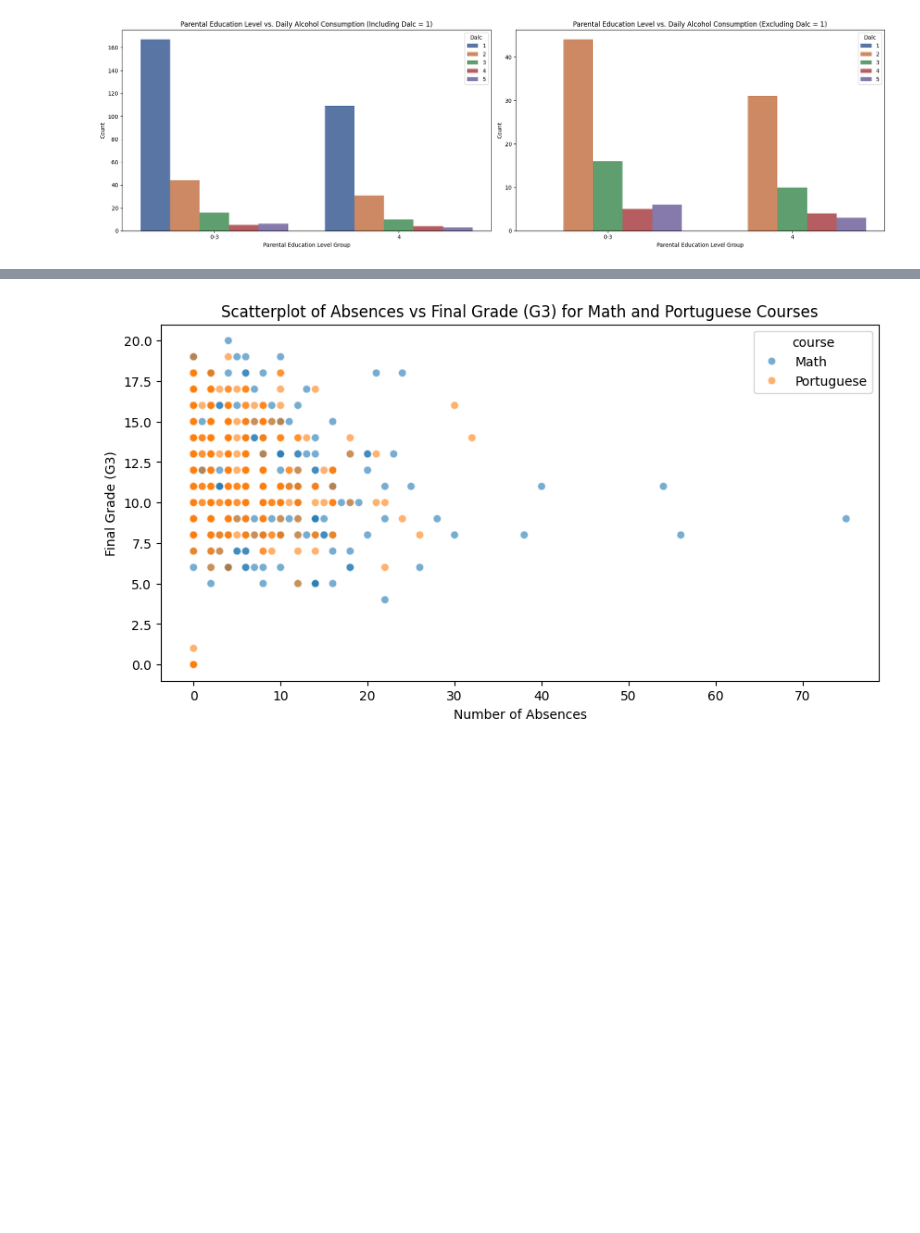
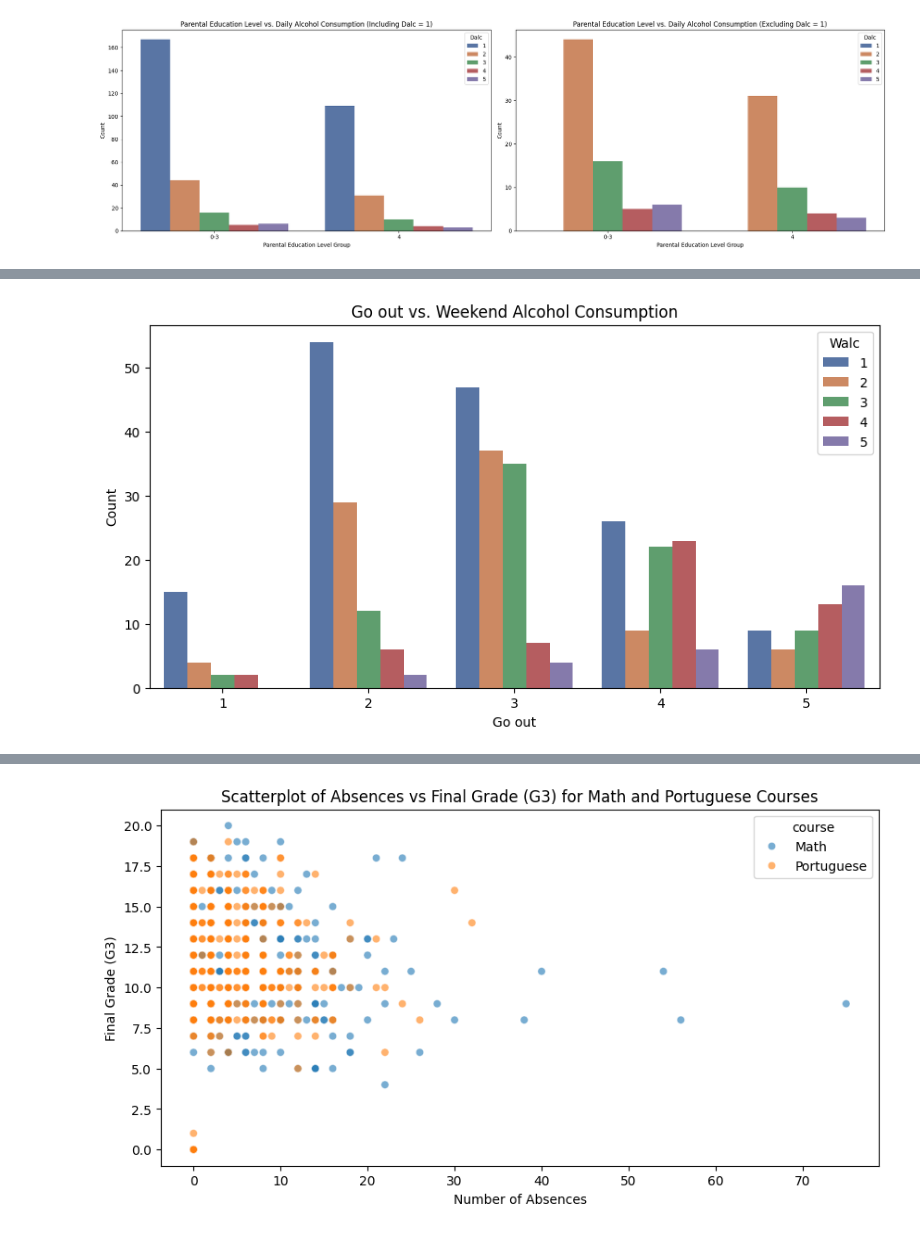
Before and after one commit to royruik/CSI4142_Assignments, a Jupyter notebook: A1_Jupyter_Analysis.ipynb, the cells around one changed output, grey strips where cells are left out. Cells and saved outputs as stored; diff of their text form; code cells hidden in the pictures; blank space fills up the shorter version.

```diff
--- a/A1_Jupyter_Analysis.ipynb
+++ b/A1_Jupyter_Analysis.ipynb
@@ -435 +489,31 @@ plt.show()
+# %%
+# Define the order for the x-axis
+x_order = sorted(student_mat["goout"].unique())  # Unique levels of goout
+
+# Create a custom color palette
+hue_order = sorted(student_mat["Walc"].unique())  # Unique levels of Walc
+custom_palette = sns.color_palette("deep", len(hue_order))
+
+# Create figure
+plt.figure(figsize=(10, 5))
+
+# Plot countplot for Goout vs. Weekend Alcohol Consumption
+sns.countplot(
+    x="goout",
+    data=student_mat,
+    hue="Walc",  # Weekend Alcohol Consumption as the secondary variable
+    palette=custom_palette,
+    hue_order=hue_order,
+    order=x_order
+)
+
+# Labels and Title
+plt.title("Go out vs. Weekend Alcohol Consumption")
+plt.xlabel("Go out")
+plt.ylabel("Count")
+
+# Show plot
+plt.show()
+# %% [output]
+[figure, added]
 # %% [markdown]
```
Also changed, not shown: parts of 9 cells of this notebook.
